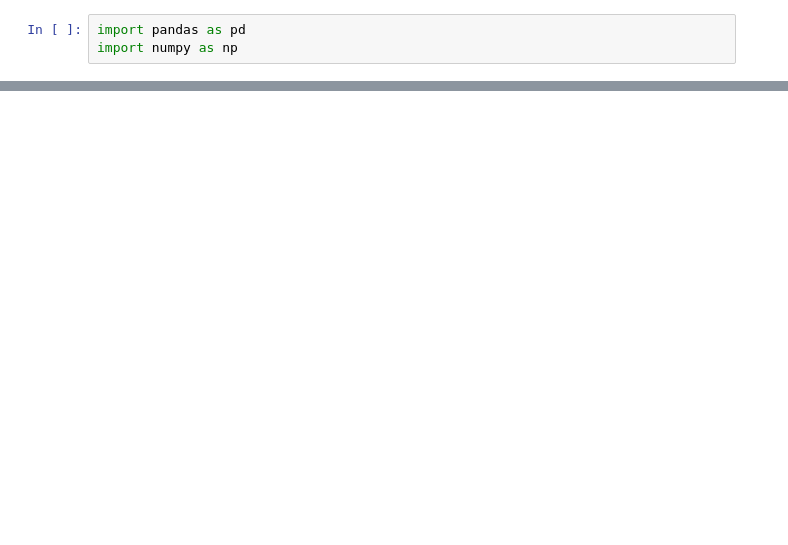
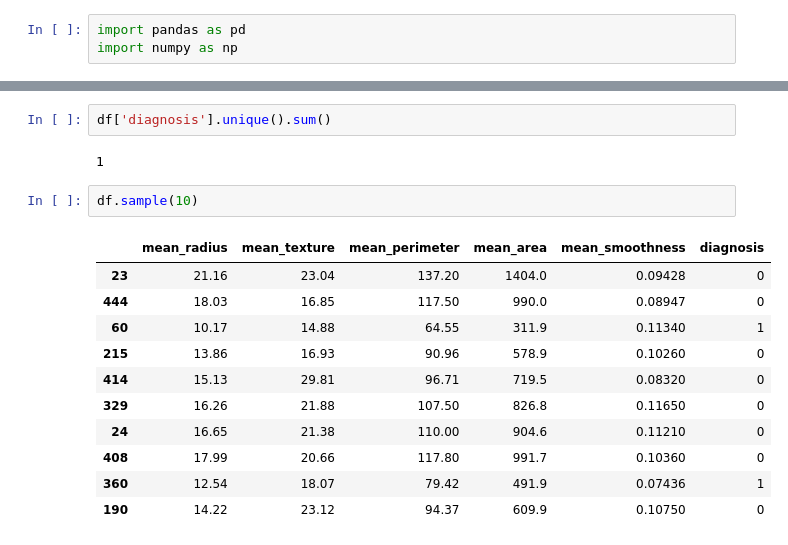
Before and after one commit to VishalRashmika/breast-cancer-prediction-model, a Jupyter notebook: model/data-cleaning.ipynb, the cells around one changed output, grey strips where cells are left out. Cells and saved outputs as stored; diff of their text form; blank space fills up the shorter version.

```diff
--- a/model/data-cleaning.ipynb
+++ b/model/data-cleaning.ipynb
@@ -31 +23,19 @@ Index(['id', 'diagnosis', 'radius_mean', 'texture_mean', 'perimeter_mean',
       dtype='object')
+# %%
+df['diagnosis'].unique().sum()
+# %% [output]
+1
+# %%
+df.sample(10)
+# %% [output]
+|  | mean_radius | mean_texture | mean_perimeter | mean_area | mean_smoothness | diagnosis |
+| 23 | 21.16 | 23.04 | 137.20 | 1404.0 | 0.09428 | 0 |
+| 444 | 18.03 | 16.85 | 117.50 | 990.0 | 0.08947 | 0 |
+| 60 | 10.17 | 14.88 | 64.55 | 311.9 | 0.11340 | 1 |
+| 215 | 13.86 | 16.93 | 90.96 | 578.9 | 0.10260 | 0 |
+| 414 | 15.13 | 29.81 | 96.71 | 719.5 | 0.08320 | 0 |
+| 329 | 16.26 | 21.88 | 107.50 | 826.8 | 0.11650 | 0 |
+| 24 | 16.65 | 21.38 | 110.00 | 904.6 | 0.11210 | 0 |
+| 408 | 17.99 | 20.66 | 117.80 | 991.7 | 0.10360 | 0 |
+| 360 | 12.54 | 18.07 | 79.42 | 491.9 | 0.07436 | 1 |
+| 190 | 14.22 | 23.12 | 94.37 | 609.9 | 0.10750 | 0 |
```
Also changed, not shown: parts of 3 cells of this notebook, 3 other files.
